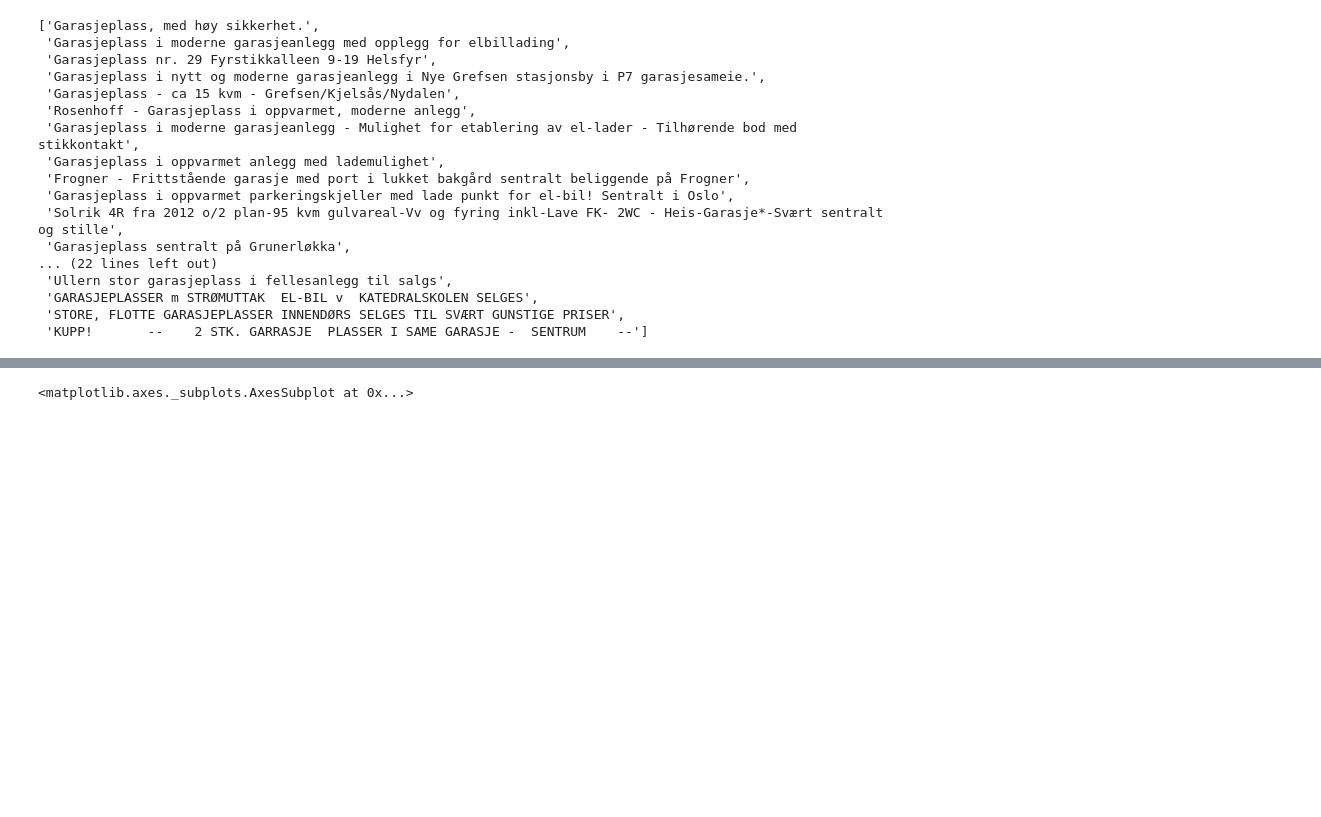
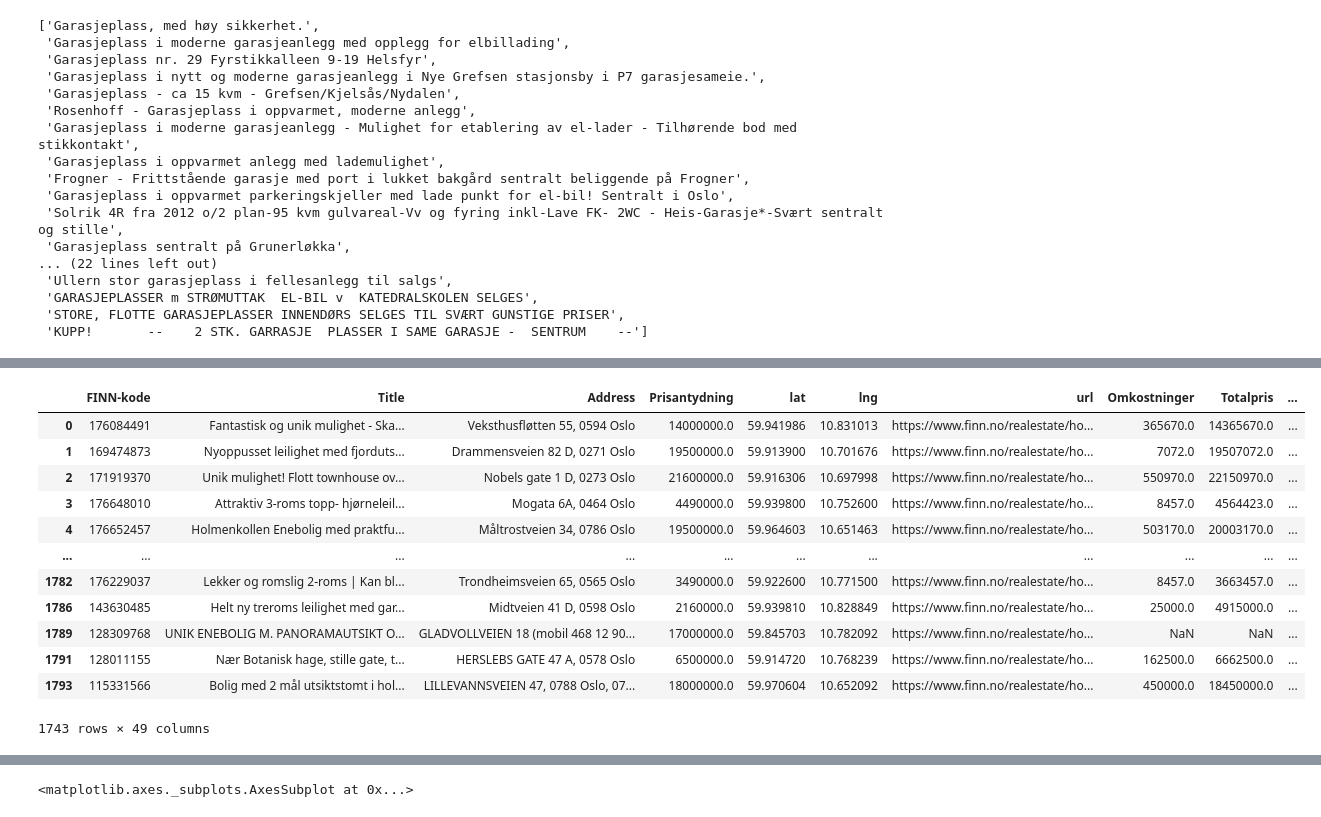
Before and after one commit to bergkvist/homes, a Jupyter notebook: scraper/Untitled.ipynb, the cells around one changed output, grey strips where cells are left out. Cells and saved outputs as stored; diff of their text form; code cells hidden in the pictures; blank space fills up the shorter version.

```diff
--- a/scraper/Untitled.ipynb
+++ b/scraper/Untitled.ipynb
@@ -243 +258,17 @@ Parser   : 1.45 s
+# %%
+df2
+# %% [output]
+|  | FINN-kode | Title | Address | Prisantydning | lat | lng | url | Omkostninger | Totalpris | ... |
+| 0 | 176084491 | Fantastisk og unik mulighet - Ska... | Veksthusfløtten 55, 0594 Oslo | 14000000.0 | 59.941986 | 10.831013 | https://www.finn.no/realestate/ho... | 365670.0 | 14365670.0 | ... |
+| 1 | 169474873 | Nyoppusset leilighet med fjorduts... | Drammensveien 82 D, 0271 Oslo | 19500000.0 | 59.913900 | 10.701676 | https://www.finn.no/realestate/ho... | 7072.0 | 19507072.0 | ... |
+| 2 | 171919370 | Unik mulighet! Flott townhouse ov... | Nobels gate 1 D, 0273 Oslo | 21600000.0 | 59.916306 | 10.697998 | https://www.finn.no/realestate/ho... | 550970.0 | 22150970.0 | ... |
+| 3 | 176648010 | Attraktiv 3-roms topp- hjørneleil... | Mogata 6A, 0464 Oslo | 4490000.0 | 59.939800 | 10.752600 | https://www.finn.no/realestate/ho... | 8457.0 | 4564423.0 | ... |
+| 4 | 176652457 | Holmenkollen Enebolig med praktfu... | Måltrostveien 34, 0786 Oslo | 19500000.0 | 59.964603 | 10.651463 | https://www.finn.no/realestate/ho... | 503170.0 | 20003170.0 | ... |
+| ... | ... | ... | ... | ... | ... | ... | ... | ... | ... | ... |
+| 1782 | 176229037 | Lekker og romslig 2-roms | Kan bl... | Trondheimsveien 65, 0565 Oslo | 3490000.0 | 59.922600 | 10.771500 | https://www.finn.no/realestate/ho... | 8457.0 | 3663457.0 | ... |
+| 1786 | 143630485 | Helt ny treroms leilighet med gar... | Midtveien 41 D, 0598 Oslo | 2160000.0 | 59.939810 | 10.828849 | https://www.finn.no/realestate/ho... | 25000.0 | 4915000.0 | ... |
+| 1789 | 128309768 | UNIK ENEBOLIG M. PANORAMAUTSIKT O... | GLADVOLLVEIEN 18 (mobil 468 12 90... | 17000000.0 | 59.845703 | 10.782092 | https://www.finn.no/realestate/ho... | NaN | NaN | ... |
+| 1791 | 128011155 | Nær Botanisk hage, stille gate, t... | HERSLEBS GATE 47 A, 0578 Oslo | 6500000.0 | 59.914720 | 10.768239 | https://www.finn.no/realestate/ho... | 162500.0 | 6662500.0 | ... |
+| 1793 | 115331566 | Bolig med 2 mål utsiktstomt i hol... | LILLEVANNSVEIEN 47, 0788 Oslo, 07... | 18000000.0 | 59.970604 | 10.652092 | https://www.finn.no/realestate/ho... | 450000.0 | 18450000.0 | ... |
+1743 rows × 49 columns
 # %%
```
Also changed, not shown: parts of 11 cells of this notebook, 17 other files.
